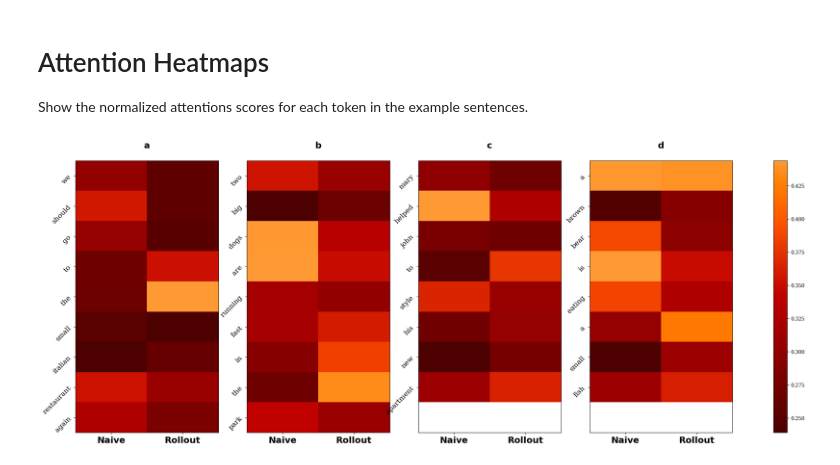
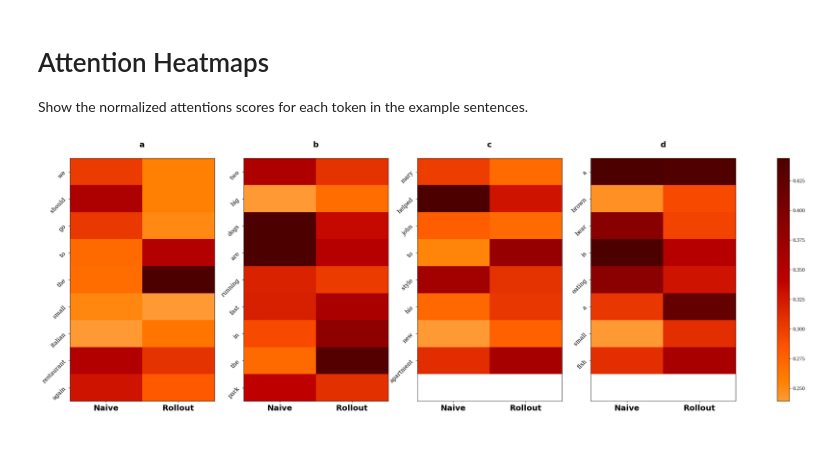
Before and after one commit to fstermann/attention-driven-dropout, a Jupyter notebook: notebooks/figures.ipynb, the cells around one changed output. Drawn from its saved outputs; the diff is of its cells as text; code cells hidden in the pictures.

Commit message:
Update heatmap colors

```diff
--- a/notebooks/figures.ipynb
+++ b/notebooks/figures.ipynb
@@ -245,28 +245,28 @@ attentions_normalized =[
 # %%
 from string import ascii_lowercase
 
 plt.rcParams["font.family"] = "serif"
 plt.rcParams["font.serif"] = ["Times New Roman"] + plt.rcParams["font.serif"]
 plt.rcParams["font.cursive"] = ["Times New Roman"] + plt.rcParams["font.cursive"]
 
 
-fig, axs = plt.subplots(1, 4, figsize=(30, 10))
+fig, axs = plt.subplots(1, 4, figsize=(34, 10))
 
-cmap = cm.get_cmap("gist_heat")
+cmap = cm.get_cmap("gist_heat_r")
 cmap = truncate_colormap(cmap, 0.2, 0.8)
 
 for i in range(len(sequences)):
     ax = axs[i]
     img = ax.imshow(attentions_normalized[i], cmap=cmap, interpolation='nearest', aspect="auto")
-    ax.set_yticklabels(sequences[i], rotation=45, fontsize=14)
+    ax.set_yticklabels(sequences[i], rotation=45, fontsize=13)
     ax.set_yticks(range(len(sequences[i])))
 
     ax.set_xticklabels(["Naive", "Rollout"], weight="bold", fontname="DejaVu Sans", fontsize=18)
     ax.set_xticks(range(2))
     ax.set_title(f"{ascii_lowercase[i]}\n", fontweight="bold", fontname="DejaVu Sans", fontsize=18)
 
 fig.colorbar(img, ax=axs.ravel().tolist())
 
 plt.savefig("../figures/scores_heatmap.pdf", dpi=300, bbox_inches="tight")
 # %% [output]
-[figure, old version]
+[figure, new version]
```
Also changed, not shown: 1 other file.
